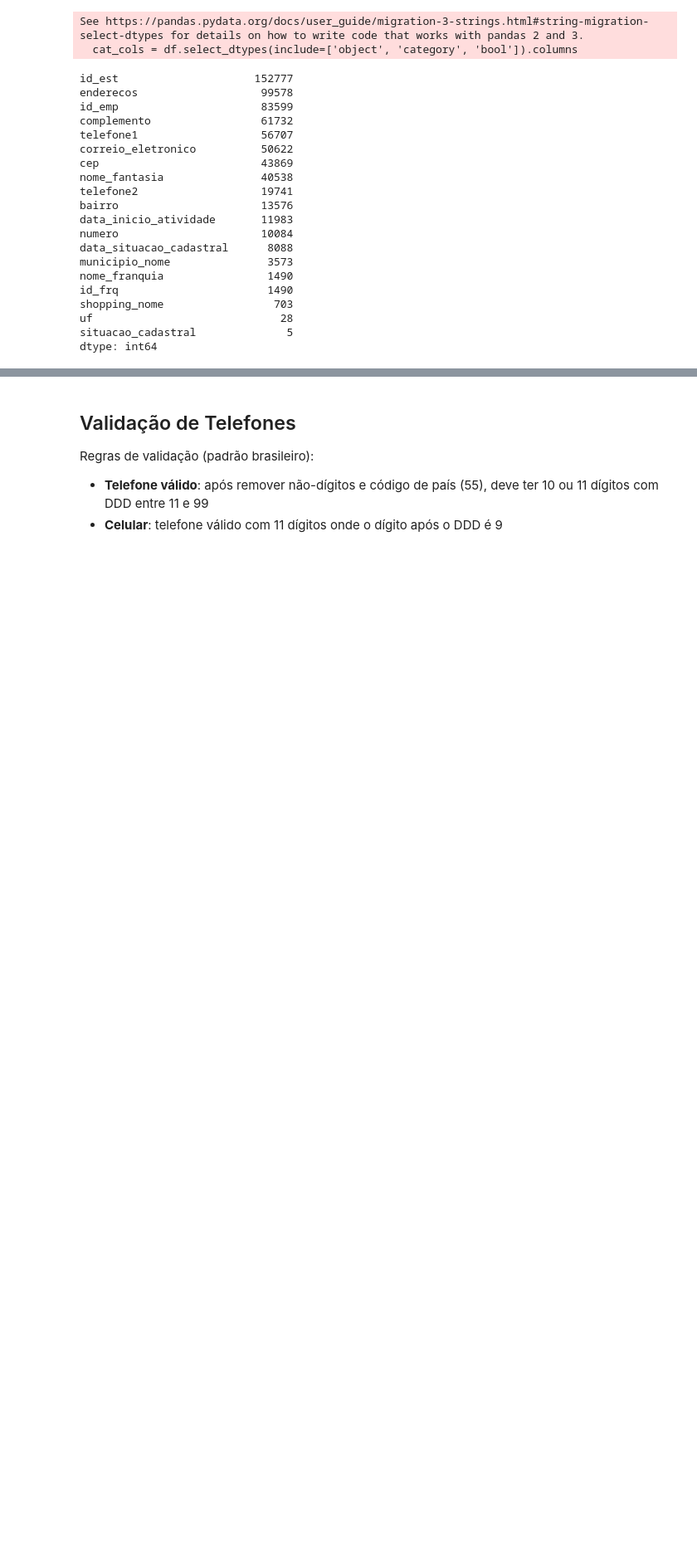
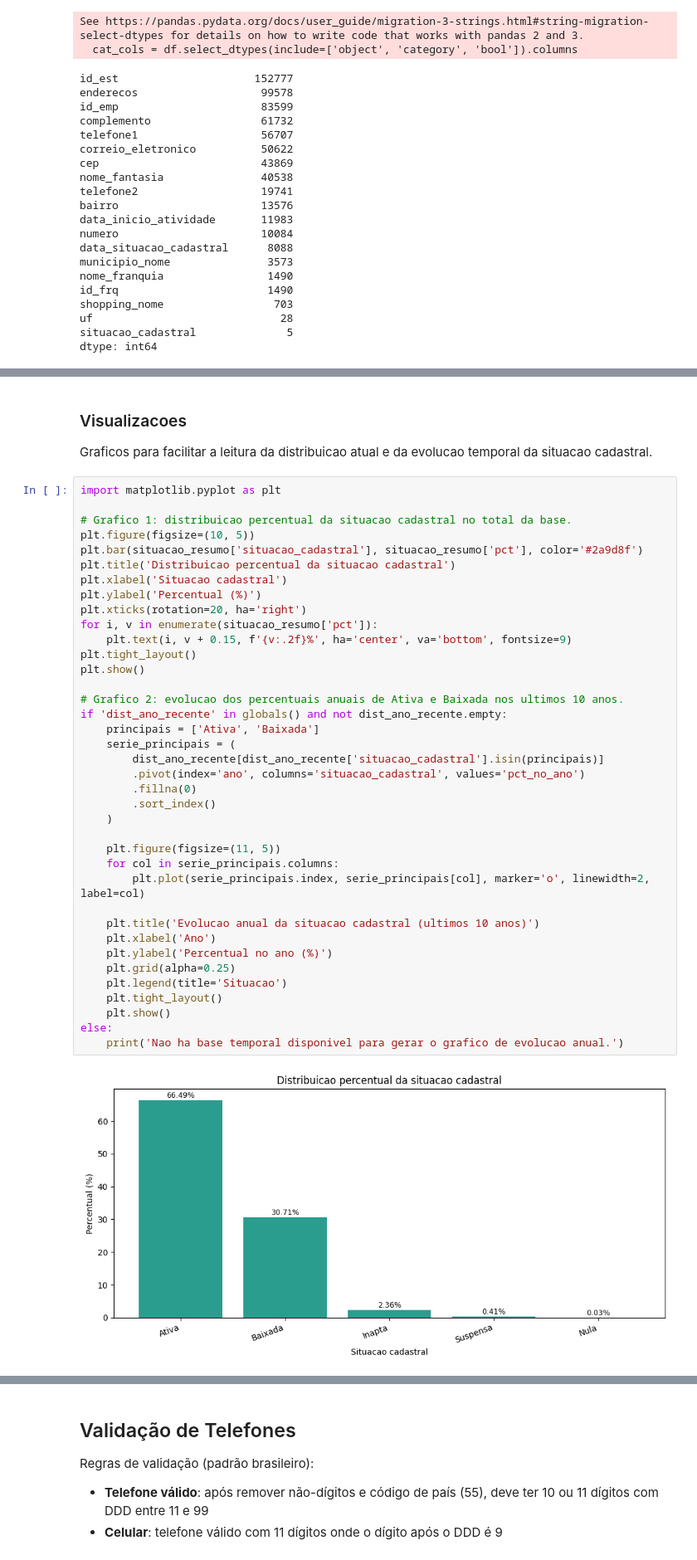
Before and after one commit to marsel-kognita/analise_leads_franquia, a Jupyter notebook: notebooks/analise_descritiva_estabelecimentos.ipynb, the cells around one changed output, grey strips where cells are left out. Shown at 83% size. Drawn from its saved outputs; the diff is of its cells as text; blank space fills up the shorter version.

```diff
--- a/notebooks/analise_descritiva_estabelecimentos.ipynb
+++ b/notebooks/analise_descritiva_estabelecimentos.ipynb
@@ -141,0 +240,44 @@ dtype: int64
+# %% [markdown]
+### Visualizacoes
+
+Graficos para facilitar a leitura da distribuicao atual e da evolucao temporal da situacao cadastral.
+# %%
+import matplotlib.pyplot as plt
+
+# Grafico 1: distribuicao percentual da situacao cadastral no total da base.
+plt.figure(figsize=(10, 5))
+plt.bar(situacao_resumo['situacao_cadastral'], situacao_resumo['pct'], color='#2a9d8f')
+plt.title('Distribuicao percentual da situacao cadastral')
+plt.xlabel('Situacao cadastral')
+plt.ylabel('Percentual (%)')
+plt.xticks(rotation=20, ha='right')
+for i, v in enumerate(situacao_resumo['pct']):
+    plt.text(i, v + 0.15, f'{v:.2f}%', ha='center', va='bottom', fontsize=9)
+plt.tight_layout()
+plt.show()
+
+# Grafico 2: evolucao dos percentuais anuais de Ativa e Baixada nos ultimos 10 anos.
+if 'dist_ano_recente' in globals() and not dist_ano_recente.empty:
+    principais = ['Ativa', 'Baixada']
+    serie_principais = (
+        dist_ano_recente[dist_ano_recente['situacao_cadastral'].isin(principais)]
+        .pivot(index='ano', columns='situacao_cadastral', values='pct_no_ano')
+        .fillna(0)
+        .sort_index()
+    )
+
+    plt.figure(figsize=(11, 5))
+    for col in serie_principais.columns:
+        plt.plot(serie_principais.index, serie_principais[col], marker='o', linewidth=2, label=col)
+
+    plt.title('Evolucao anual da situacao cadastral (ultimos 10 anos)')
+    plt.xlabel('Ano')
+    plt.ylabel('Percentual no ano (%)')
+    plt.grid(alpha=0.25)
+    plt.legend(title='Situacao')
+    plt.tight_layout()
+    plt.show()
+else:
+    print('Nao ha base temporal disponivel para gerar o grafico de evolucao anual.')
+# %% [output]
+[figure, added]
```
Also changed, not shown: parts of 10 cells of this notebook.
